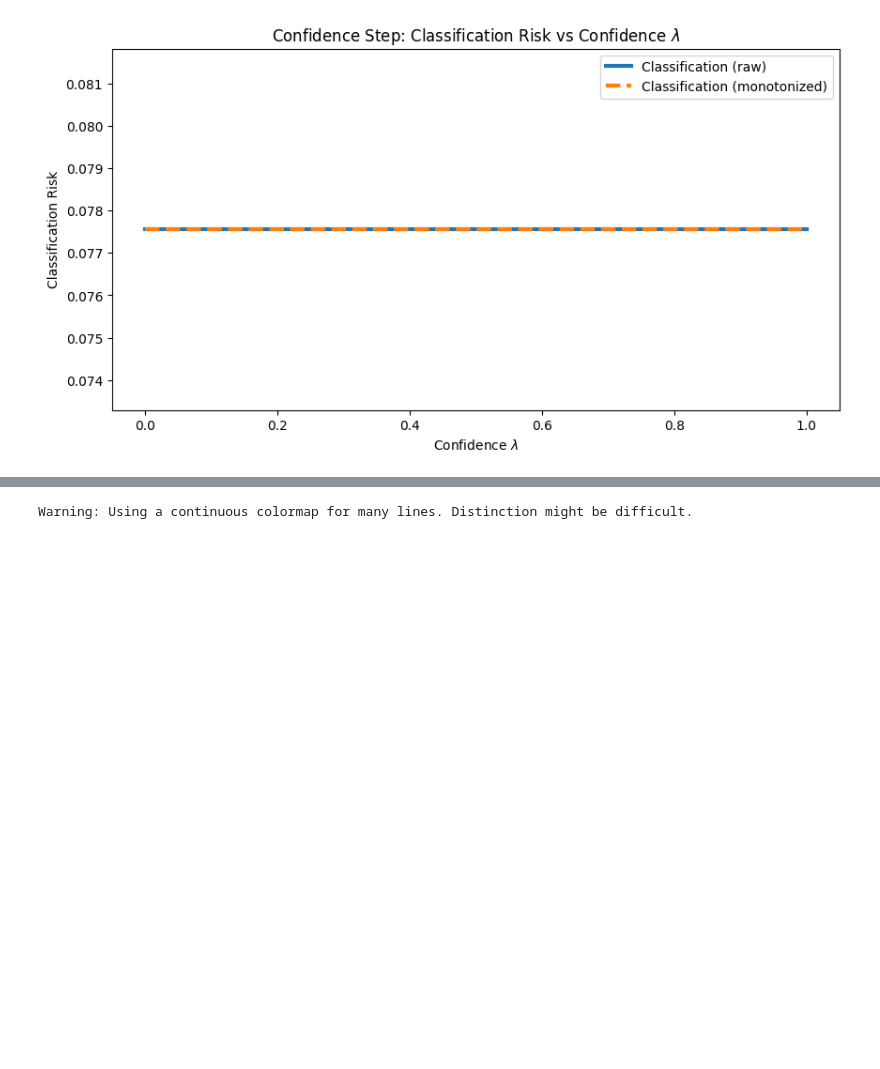
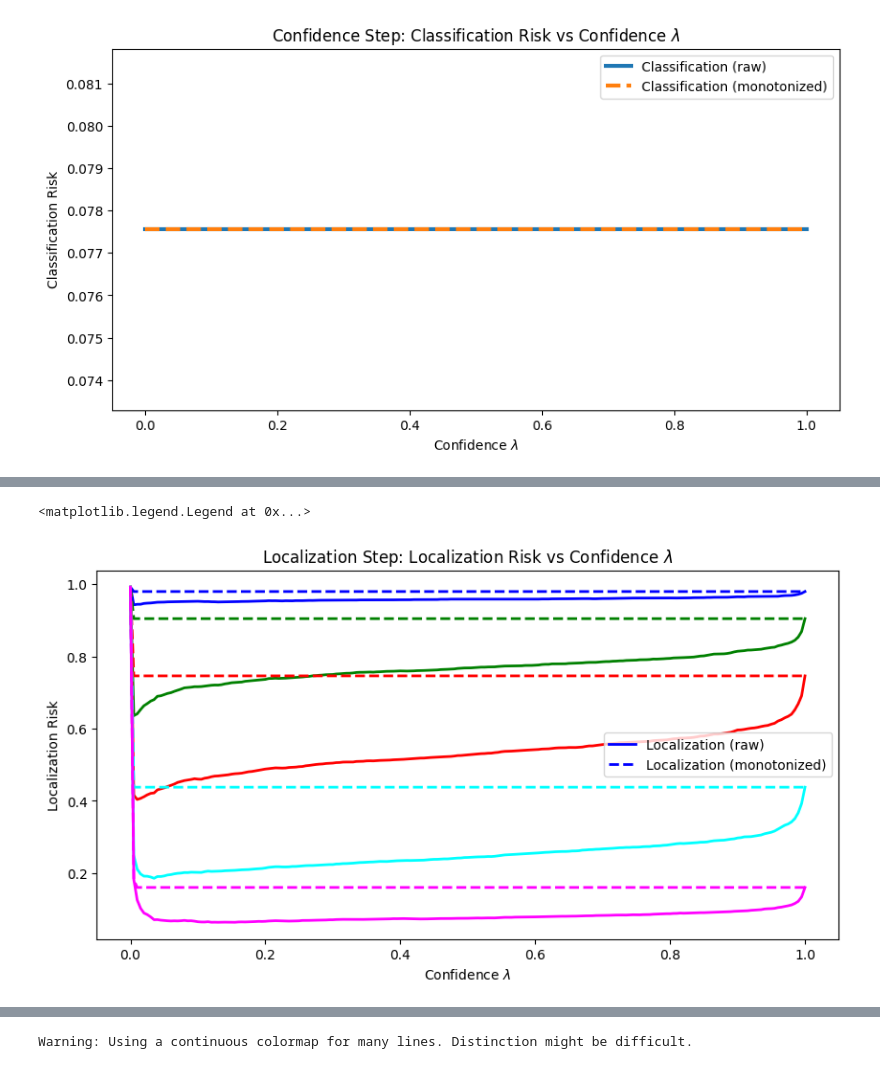
Before and after one commit to leoandeol/cods, a Jupyter notebook: final_experiments/expB-tests.ipynb, the cells around one changed output, grey strips where cells are left out. Saved outputs shown, nothing was run; the diff lists cells and outputs as text; code cells hidden in the pictures; blank space fills up the shorter version.

```diff
--- a/final_experiments/expB-tests.ipynb
+++ b/final_experiments/expB-tests.ipynb
@@ -108,12 +104,7 @@ def compute_risk_confidence(loss, preds, confidence_thr):
         pred_boxes = pred_boxes[filter]
         pred_cls = pred_cls[filter]
 
-        tmp_loss = (
-            loss(true_boxes, true_cls, pred_boxes, pred_cls)
-            .detach()
-            .cpu()
-            .numpy()
-        )
+        tmp_loss = loss(true_boxes, true_cls, pred_boxes, pred_cls).detach().cpu().numpy()
 
         losses.append(tmp_loss)
     return losses
@@ -156,9 +147,7 @@ def compute_risk_loc_cls_confidence(
         matched_pred_cls_i = list(
             [
                 (
-                    torch.stack([pred_cls[m] for m in matching[j]])[
-                        0
-                    ]  # TODO zero here ?
+                    torch.stack([pred_cls[m] for m in matching[j]])[0]  # TODO zero here ?
                     if len(matching[j]) > 0
                     else torch.tensor([]).float().to(device)
                 )
@@ -178,8 +167,7 @@ def compute_risk_loc_cls_confidence(
         n_classes = 80
         if lambda_cls is not None and get_set is not None:
             matched_conf_cls_i = [
-                get_set(pred_cls_i, lambda_cls)
-                for pred_cls_i in matched_pred_cls_i
+                get_set(pred_cls_i, lambda_cls) for pred_cls_i in matched_pred_cls_i
             ]
 
         else:
@@ -189,9 +177,7 @@ def compute_risk_loc_cls_confidence(
             ]
 
         tmp_loss = (
-            loss(
-                true_boxes, true_cls, matched_conf_boxes_i, matched_conf_cls_i
-            )
+            loss(true_boxes, true_cls, matched_conf_boxes_i, matched_conf_cls_i)
             .detach()
             .cpu()
             .numpy()
@@ -380,0 +381,29 @@ import matplotlib.pyplot as plt
+# %%
+LAMBDAS_CONF = np.linspace(0, 1, 201)
+plt.figure(figsize=(10, 5))
+for i, risks_loc_i in enumerate(risks_loc):
+    plt.plot(
+        LAMBDAS_CONF,
+        risks_loc_i["raw"],
+        label="Localization (raw)" if i == 0 else None,
+        # Increased width
+        linewidth=2,
+        c=colors[i],
+    )
+    plt.plot(
+        LAMBDAS_CONF,
+        risks_loc_i["mon"],
+        label="Localization (monotonized)" if i == 0 else None,
+        # Dashed
+        linestyle="--",
+        # Increased width
+        linewidth=2,
+        c=colors[i],
+    )
+plt.xlabel("Confidence $\lambda$")
+plt.ylabel("Localization Risk")
+plt.title("Localization Step: Localization Risk vs Confidence $\lambda$")
+plt.legend()
+# %% [output]
+<matplotlib.legend.Legend at 0x...>
+[figure, added]
```
Also changed, not shown: parts of 9 cells of this notebook, 2 other files.
